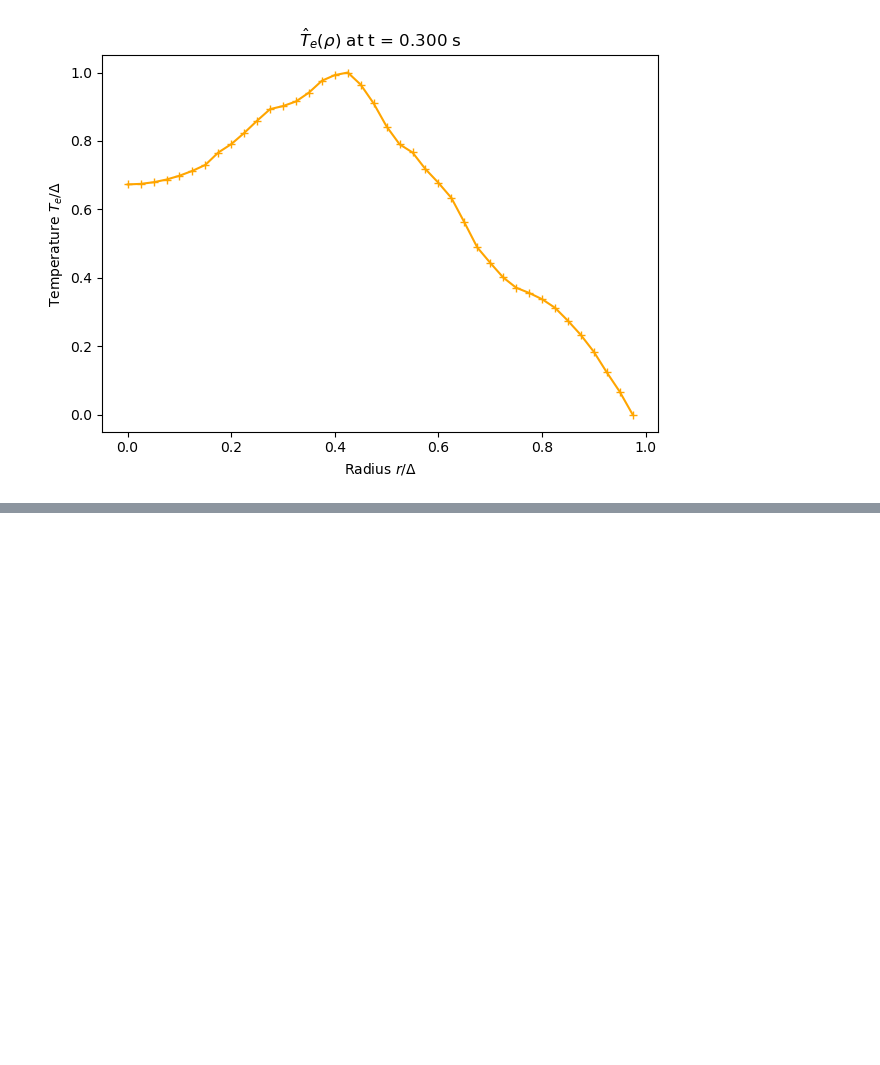
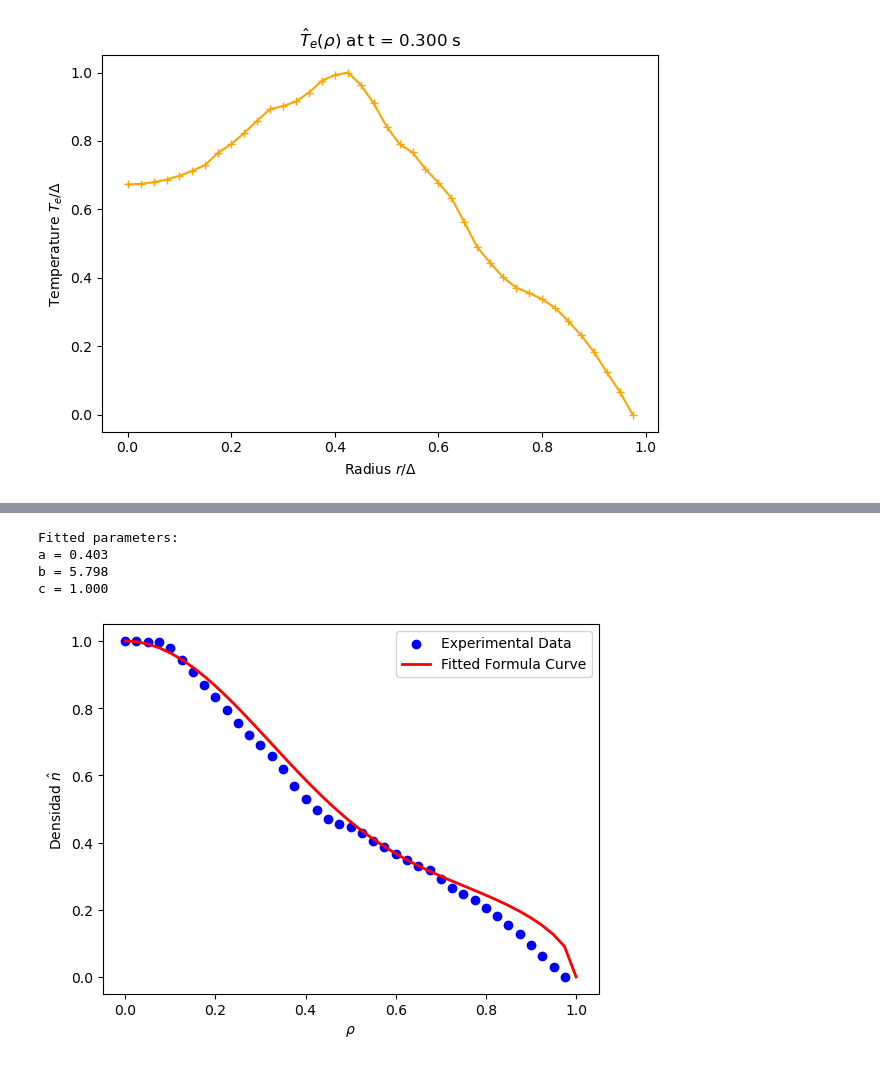
Before and after one commit to Aaron299792/Physics-informed-neural-network-in-1D-transport-model, a Jupyter notebook: exp_profiles/MDSplus/MDSplusProfiles.ipynb, the cells around one changed output, grey strips where cells are left out. Cells and saved outputs as stored; diff of their text form; code cells hidden in the pictures; blank space fills up the shorter version.

```diff
--- a/exp_profiles/MDSplus/MDSplusProfiles.ipynb
+++ b/exp_profiles/MDSplus/MDSplusProfiles.ipynb
@@ -88,3 +74,9 @@ rho.shape
 with open("fit.dat", "w") as f:
     for i in range(40):
         print(rho[i], den[i], file=f, sep=' ')
+# %%
+import pandas as pd
+df = pd.read_csv('avg_shots.dat', sep=' ', header=None)
+r = df[0].to_numpy()
+den = df[3].to_numpy()
+tmp = df[4].to_numpy()
@@ -90,0 +87,31 @@ with open("fit.dat", "w") as f:
+# %%
+import numpy as np
+import matplotlib.pyplot as plt
+from scipy.optimize import curve_fit
+
+def n_fit(x, a, b, c):
+    return (1 - a) * (1 - x**2) ** b + a * np.sqrt(1 - c * x**2)
+
+lower_bounds = [-np.inf, -np.inf, 0.0]  # Inferior cotes
+upper_bounds = [ np.inf, np.inf, 1.0]  # Superior cotes
+
+initial_guess = [0.4, 5.0, 0.5]
+popt, pcov = curve_fit(n_fit, r, den, p0=initial_guess, bounds=(lower_bounds, upper_bounds), method='trf', absolute_sigma=True)
+a_opt, b_opt, c_opt = popt
+print(f"Fitted parameters:\na = {a_opt:.3f}\nb = {b_opt:.3f}\nc = {c_opt:.3f}")
+
+plt.scatter(rho, nhat, color='blue', label='Experimental Data')
+x_fit = np.linspace(0, 1, 40)
+y_fit = n_fit(x_fit, *popt)
+
+plt.plot(x_fit, y_fit, color='red', linewidth=2, label='Fitted Formula Curve')
+plt.xlabel(r'$\rho$')
+plt.ylabel(r'Densidad $\hat{n}$')
+plt.legend()
+plt.show()
+# %% [output]
+Fitted parameters:
+a = 0.403
+b = 5.798
+c = 1.000
+[figure, added]
```
Also changed, not shown: parts of 12 cells of this notebook.
